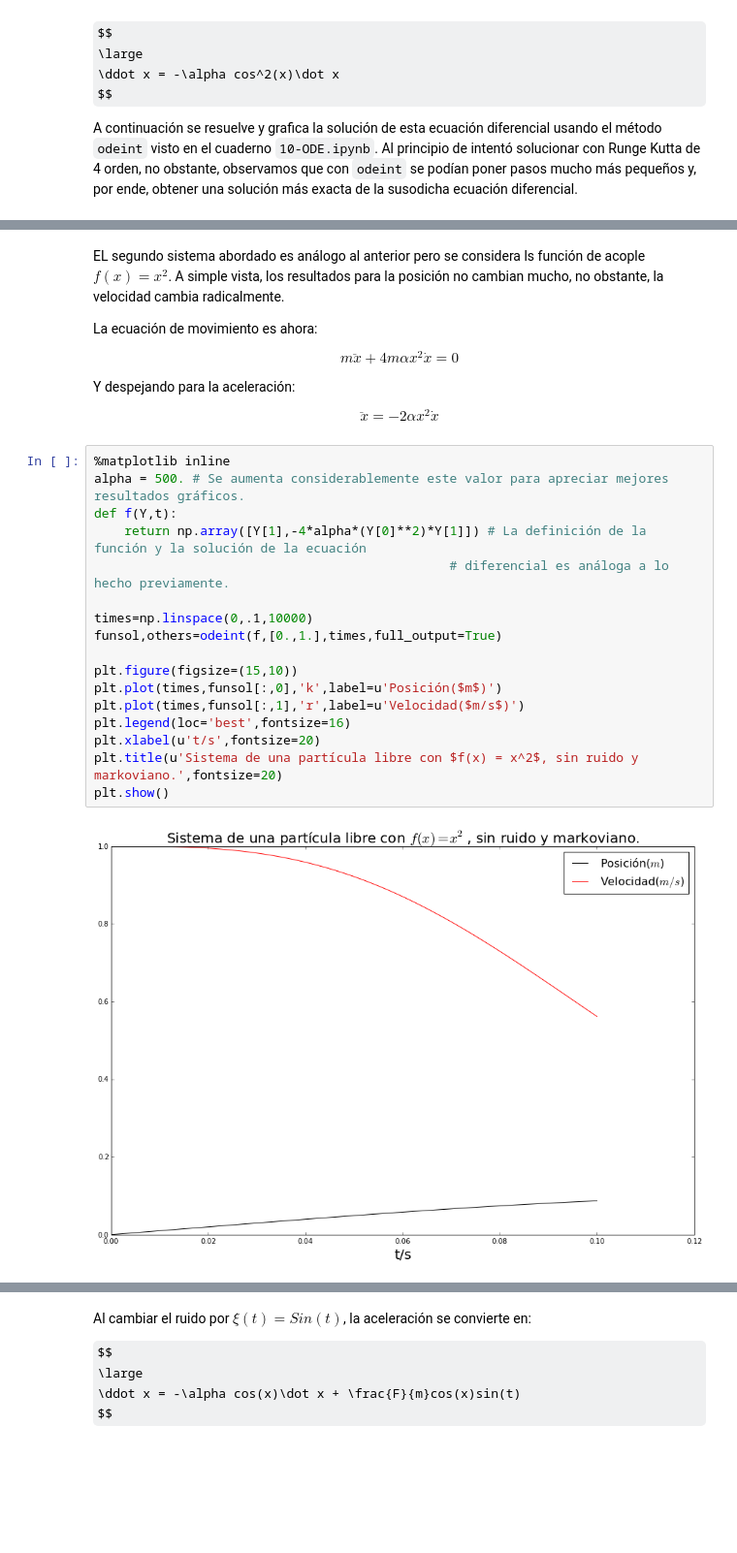
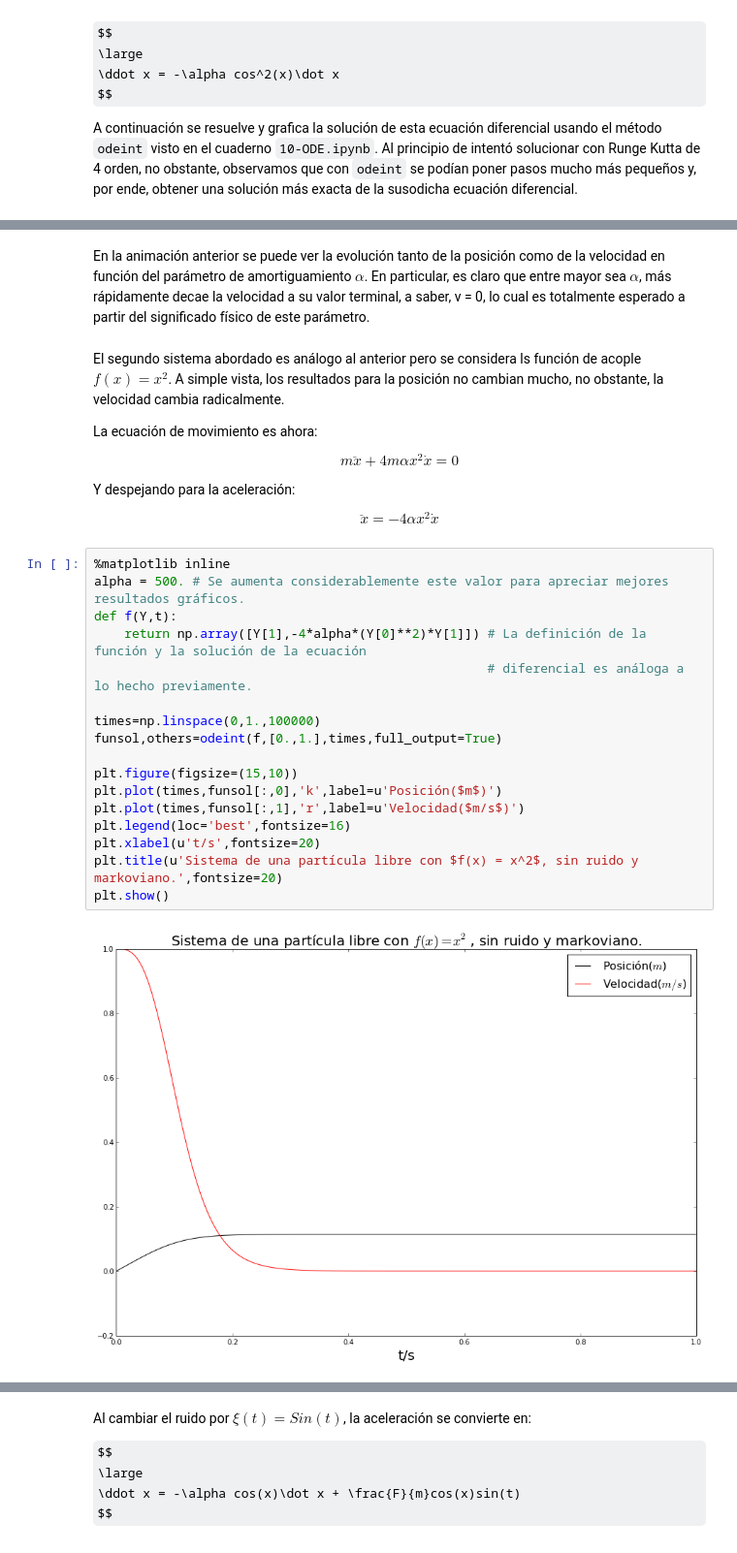
Before and after one commit to AHA-EL-CAPI/MC, a Jupyter notebook: Proyeto final/Proyecto.ipynb, the cells around one changed output, grey strips where cells are left out. Shown: that part at 97% size. Drawn from its saved outputs; the diff is of its cells as text; some formulas as TeX source; blank space fills up the shorter version.

```diff
--- a/Proyeto final/Proyecto.ipynb
+++ b/Proyeto final/Proyecto.ipynb
@@ -75,7 +75,9 @@ anim.save(u'1_video.mp4',writer=writer)
 # %% [output]
 Using matplotlib backend: Qt4Agg
+# %% [markdown]
+En la animación anterior se puede ver la evolución tanto de la posición como de la velocidad en función del parámetro de amortiguamiento $\alpha$. En particular, es claro que entre mayor sea $\alpha$, más rápidamente decae la velocidad a su valor terminal, a saber, v = 0, lo cual es totalmente esperado a partir del significado físico de este parámetro.
 # %% [markdown]
-EL segundo sistema abordado es análogo al anterior pero se considera ls función de acople $f(x) = x^{2}$. A simple vista, los resultados para la posición no cambian mucho, no obstante, la velocidad cambia radicalmente.
+El segundo sistema abordado es análogo al anterior pero se considera ls función de acople $f(x) = x^{2}$. A simple vista, los resultados para la posición no cambian mucho, no obstante, la velocidad cambia radicalmente.
 
 La ecuación de movimiento es ahora:
 
@@ -86,27 +88,27 @@ $$
 Y despejando para la aceleración:
 
 $$
-\ddot x = -2\alpha x^2 \dot x
+\ddot x = -4\alpha x^2 \dot x
 $$
 # %%
 %matplotlib inline
 alpha = 500. # Se aumenta considerablemente este valor para apreciar mejores resultados gráficos.
 def f(Y,t):
     return np.array([Y[1],-4*alpha*(Y[0]**2)*Y[1]]) # La definición de la función y la solución de la ecuación
-                                               # diferencial es análoga a lo hecho previamente.
+                                                    # diferencial es análoga a lo hecho previamente.
 
-times=np.linspace(0,.1,10000)
+times=np.linspace(0,1.,100000)
 funsol,others=odeint(f,[0.,1.],times,full_output=True)
 
 plt.figure(figsize=(15,10))
 plt.plot(times,funsol[:,0],'k',label=u'Posición($m$)')
 plt.plot(times,funsol[:,1],'r',label=u'Velocidad($m/s$)')
 plt.legend(loc='best',fontsize=16)
 plt.xlabel(u't/s',fontsize=20)
 plt.title(u'Sistema de una partícula libre con $f(x) = x^2$, sin ruido y markoviano.',fontsize=20)
 plt.show()
 # %% [output]
-[figure, old version]
+[figure, new version]
 # %%
 %matplotlib
 fig = plt.figure(figsize=(15,10))
```
Also changed, not shown: parts of 23 cells of this notebook, 8 other files.
